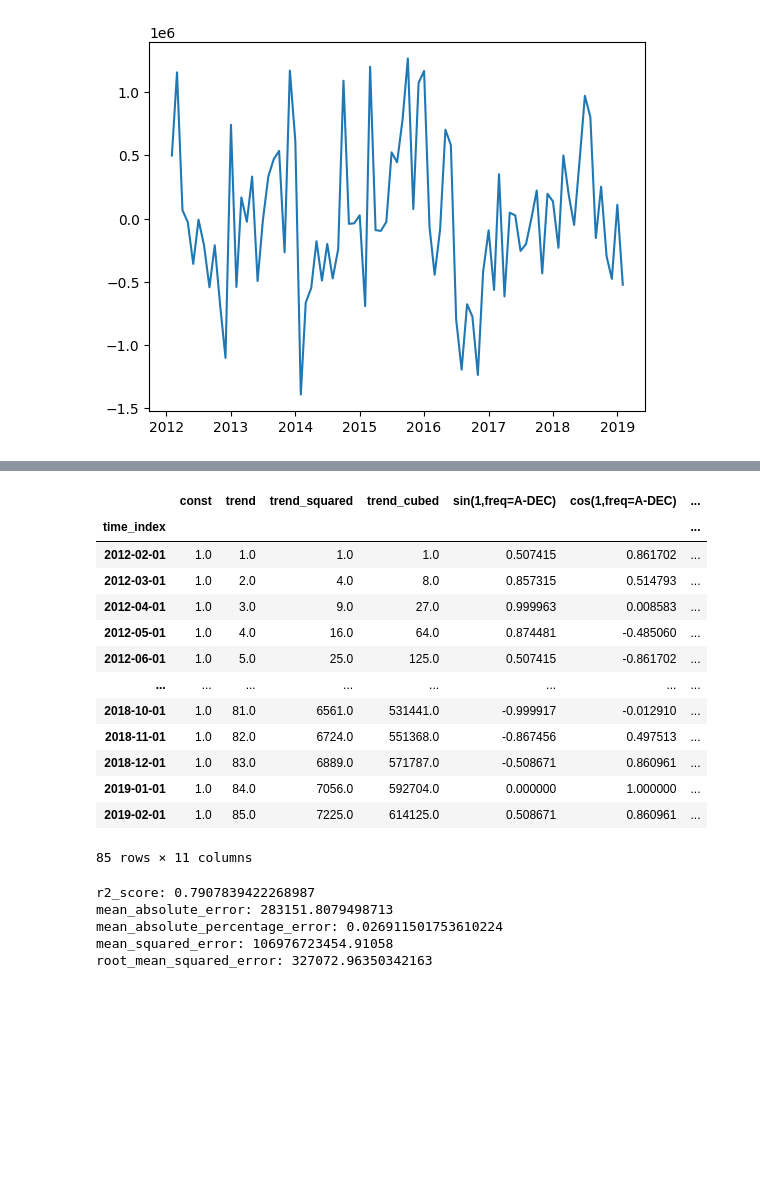
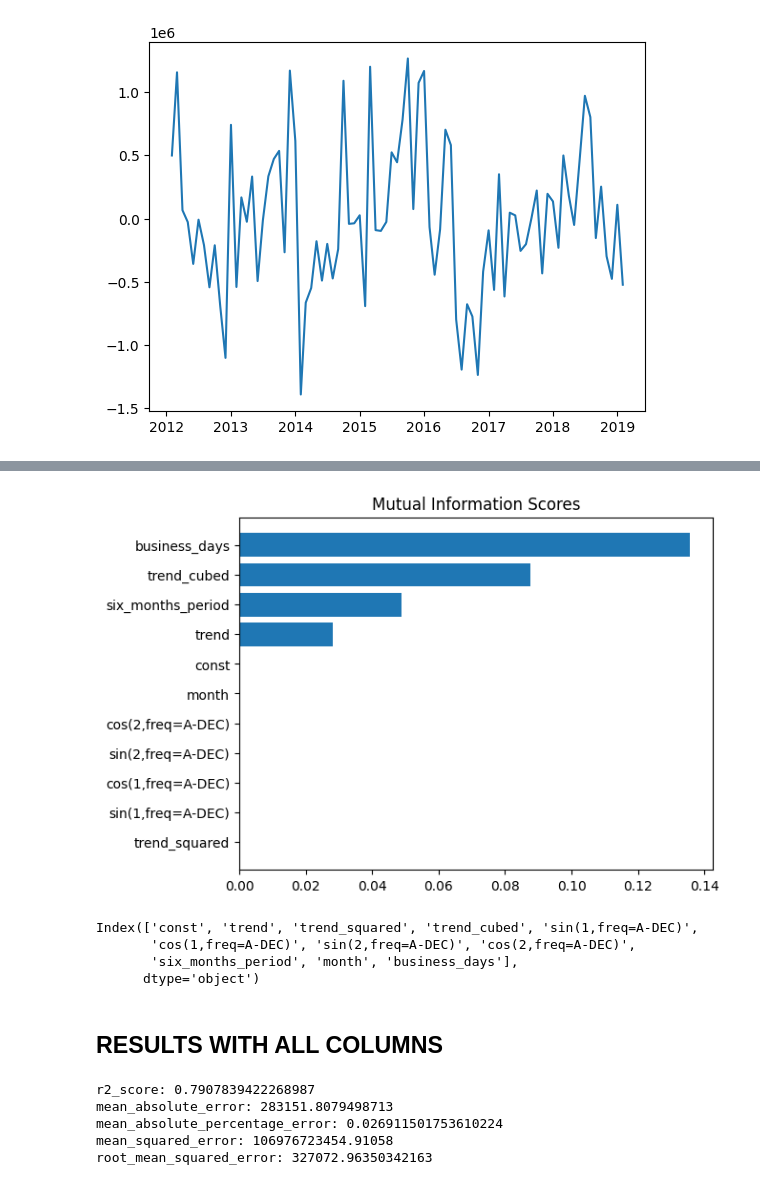
Before and after one commit to tomashbk/electric_energy_demand_argentina, a Jupyter notebook: machine_learning.ipynb, the cells around one changed output, grey strips where cells are left out. Drawn from its saved outputs; the diff is of its cells as text; code cells hidden in the pictures; blank space fills up the shorter version.

```diff
--- a/machine_learning.ipynb
+++ b/machine_learning.ipynb
@@ -575,0 +627,5 @@ plt.plot(y_resid)
+# %%
+mi_scores = utils.make_mi_scores(X_train, y_resid, 'regression')
+utils.plot_scores(mi_scores, 'Mutual Information Scores')
+# %% [output]
+[figure, added]
@@ -576 +644,10 @@ plt.plot(y_resid)
+# %%
+X_train.columns
+# %% [output]
+Index(['const', 'trend', 'trend_squared', 'trend_cubed', 'sin(1,freq=A-DEC)',
+       'cos(1,freq=A-DEC)', 'sin(2,freq=A-DEC)', 'cos(2,freq=A-DEC)',
+       'six_months_period', 'month', 'business_days'],
+      dtype='object')
+# %% [markdown]
+## RESULTS WITH ALL COLUMNS
 # %%
@@ -581,23 +657,6 @@ model_xgboost.fit(X_train, y_resid)
 y_fit_boosted = model_xgboost.predict(X_train) + y_fit
 y_pred_boosted = model_xgboost.predict(X_valid) + y_pred
 # series_forecast_xgboost = pd.DataFrame(forecast_xgboost, index=y_valid.index, columns=['demand_MWh'])
-# %%
-X_train
-# %% [output]
-|  | const | trend | trend_squared | trend_cubed | sin(1,freq=A-DEC) | cos(1,freq=A-DEC) | ... |
-| time_index |  |  |  |  |  |  | ... |
-| 2012-02-01 | 1.0 | 1.0 | 1.0 | 1.0 | 0.507415 | 0.861702 | ... |
-| 2012-03-01 | 1.0 | 2.0 | 4.0 | 8.0 | 0.857315 | 0.514793 | ... |
-| 2012-04-01 | 1.0 | 3.0 | 9.0 | 27.0 | 0.999963 | 0.008583 | ... |
-| 2012-05-01 | 1.0 | 4.0 | 16.0 | 64.0 | 0.874481 | -0.485060 | ... |
-| 2012-06-01 | 1.0 | 5.0 | 25.0 | 125.0 | 0.507415 | -0.861702 | ... |
-| ... | ... | ... | ... | ... | ... | ... | ... |
-| 2018-10-01 | 1.0 | 81.0 | 6561.0 | 531441.0 | -0.999917 | -0.012910 | ... |
-| 2018-11-01 | 1.0 | 82.0 | 6724.0 | 551368.0 | -0.867456 | 0.497513 | ... |
-| 2018-12-01 | 1.0 | 83.0 | 6889.0 | 571787.0 | -0.508671 | 0.860961 | ... |
-| 2019-01-01 | 1.0 | 84.0 | 7056.0 | 592704.0 | 0.000000 | 1.000000 | ... |
-| 2019-02-01 | 1.0 | 85.0 | 7225.0 | 614125.0 | 0.508671 | 0.860961 | ... |
-85 rows × 11 columns
 # %%
 print(f'r2_score: {r2_score(y_valid, y_pred_boosted)}')
 print(f'mean_absolute_error: {mean_absolute_error(y_valid, y_pred_boosted)}')
```
Also changed, not shown: parts of 22 cells of this notebook, 3 other files.
